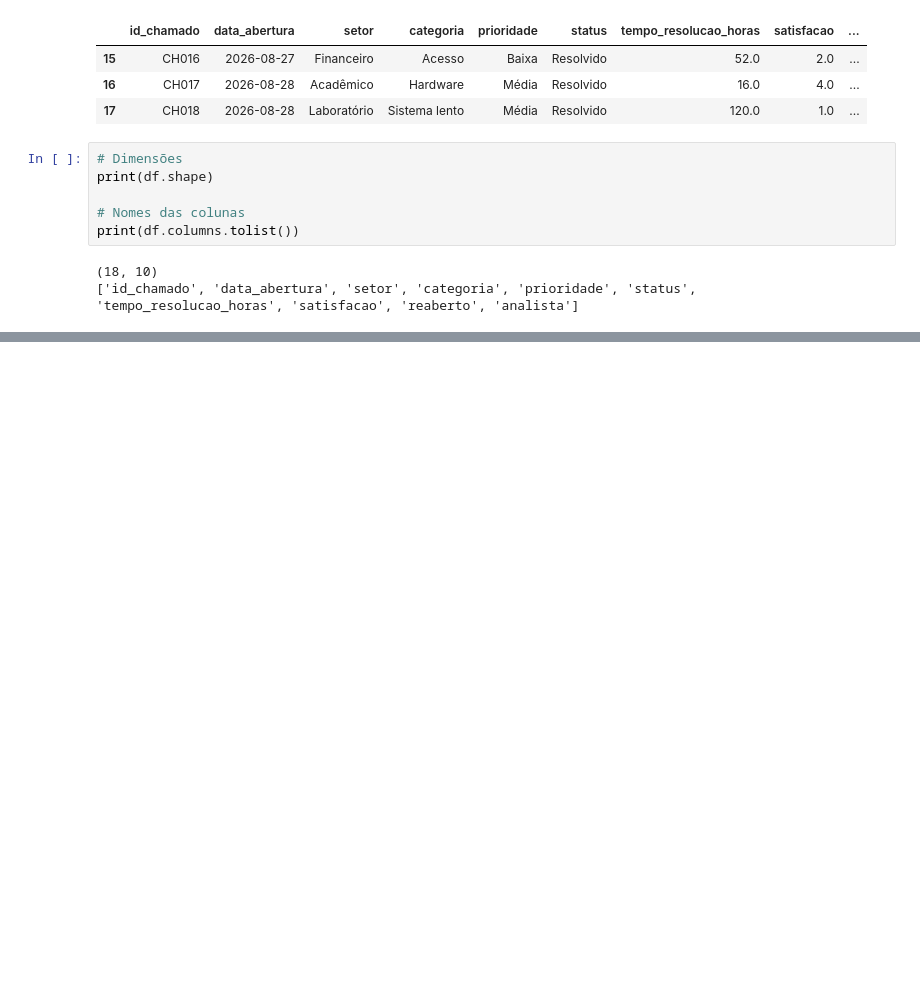
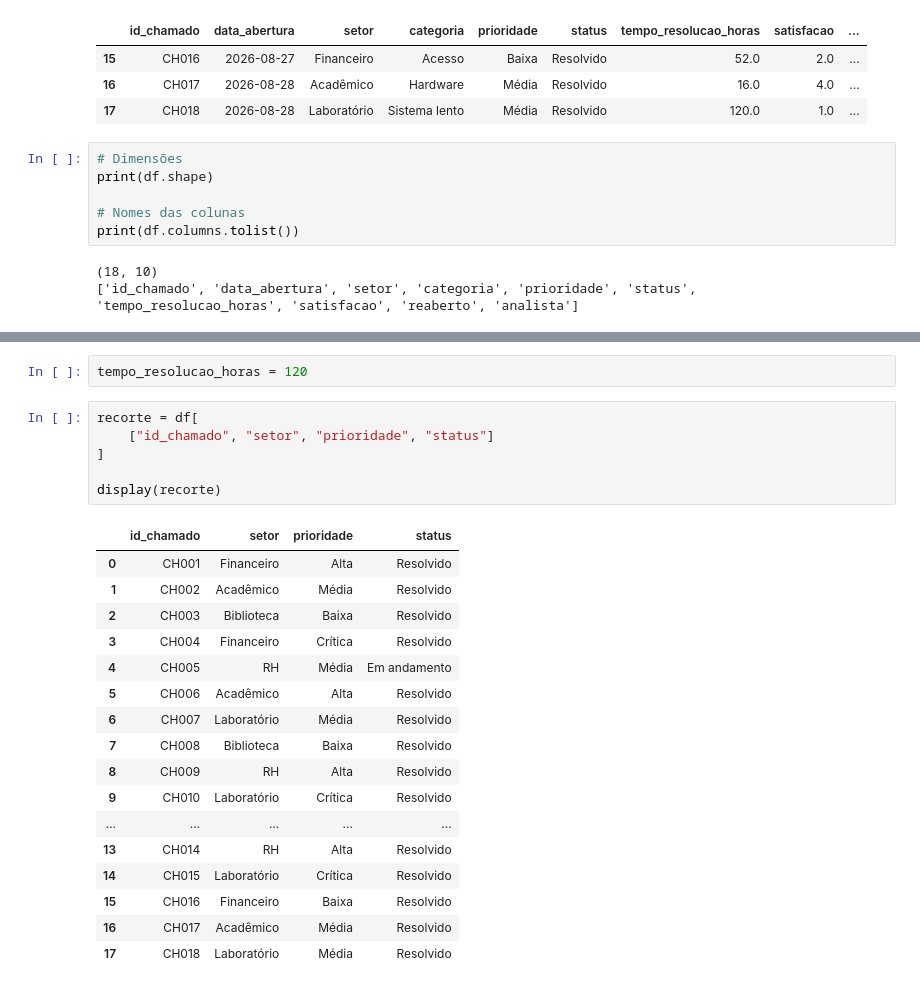
Before and after one commit to alvarengagraziela3-oss/Ciencia_Dados_Aprendizagem_Maquina, a Jupyter notebook: ciencia_dados.ipynb, the cells around one changed output, grey strips where cells are left out. Saved outputs shown, nothing was run; the diff lists cells and outputs as text; blank space fills up the shorter version.

```diff
--- a/ciencia_dados.ipynb
+++ b/ciencia_dados.ipynb
@@ -190,0 +223,26 @@ print(df.columns.tolist())
+# %%
+tempo_resolucao_horas = 120
+# %%
+recorte = df[
+    ["id_chamado", "setor", "prioridade", "status"]
+]
+
+display(recorte)
+# %% [output]
+|  | id_chamado | setor | prioridade | status |
+| 0 | CH001 | Financeiro | Alta | Resolvido |
+| 1 | CH002 | Acadêmico | Média | Resolvido |
+| 2 | CH003 | Biblioteca | Baixa | Resolvido |
+| 3 | CH004 | Financeiro | Crítica | Resolvido |
+| 4 | CH005 | RH | Média | Em andamento |
+| 5 | CH006 | Acadêmico | Alta | Resolvido |
+| 6 | CH007 | Laboratório | Média | Resolvido |
+| 7 | CH008 | Biblioteca | Baixa | Resolvido |
+| 8 | CH009 | RH | Alta | Resolvido |
+| 9 | CH010 | Laboratório | Crítica | Resolvido |
+| ... | ... | ... | ... | ... |
+| 13 | CH014 | RH | Alta | Resolvido |
+| 14 | CH015 | Laboratório | Crítica | Resolvido |
+| 15 | CH016 | Financeiro | Baixa | Resolvido |
+| 16 | CH017 | Acadêmico | Média | Resolvido |
+| 17 | CH018 | Laboratório | Média | Resolvido |
```
Also changed, not shown: parts of 10 cells of this notebook.
